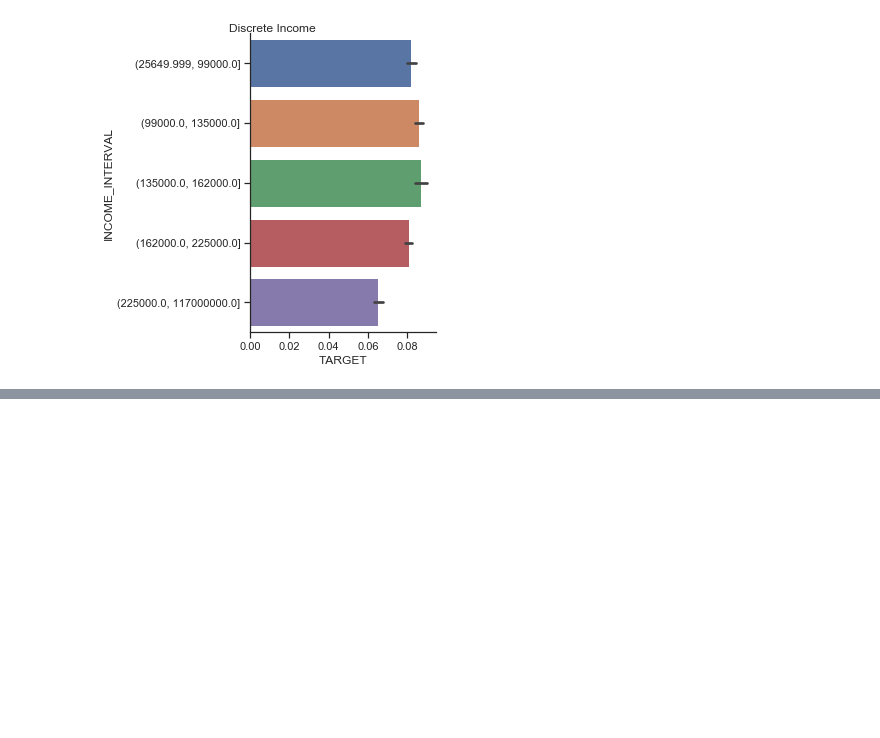
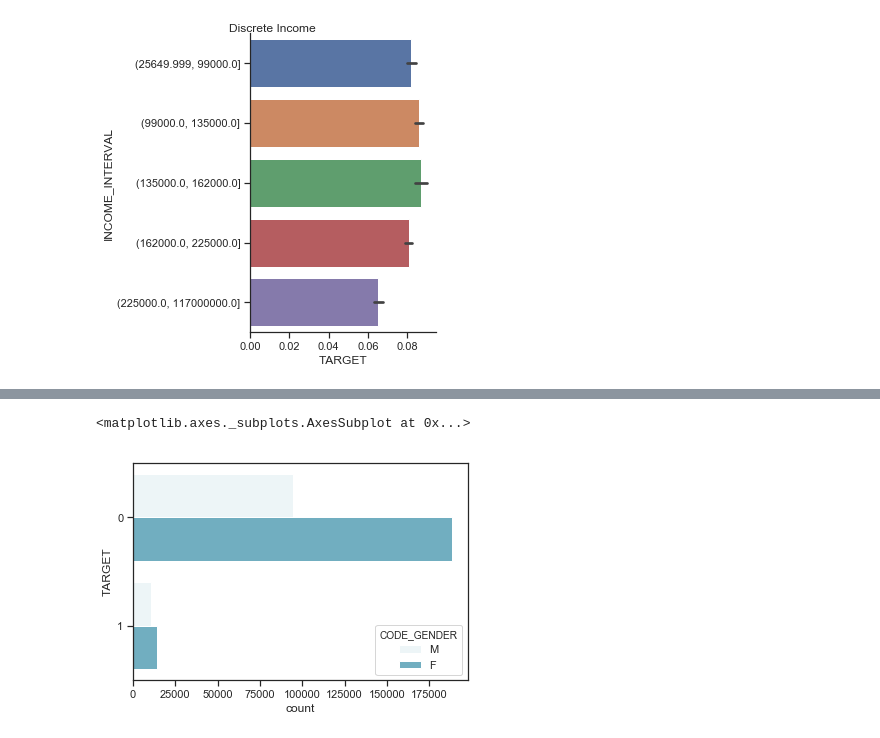
Before and after one commit to lulukuo530/2nd-ML100Days, a Jupyter notebook: Homework/Day_013_HW.ipynb, the cells around one changed output, grey strips where cells are left out. Cells and saved outputs as stored; diff of their text form; code cells hidden in the pictures; blank space fills up the shorter version.

```diff
--- a/Homework/Day_013_HW.ipynb
+++ b/Homework/Day_013_HW.ipynb
@@ -96,0 +113,5 @@ Text(0.5, 0.98, 'Discrete Income')
+# %%
+sns.countplot(y="TARGET", hue="CODE_GENDER", data=mydata, color="c")
+# %% [output]
+<matplotlib.axes._subplots.AxesSubplot at 0x...>
+[figure, added]
```
Also changed, not shown: parts of 2 cells of this notebook.
